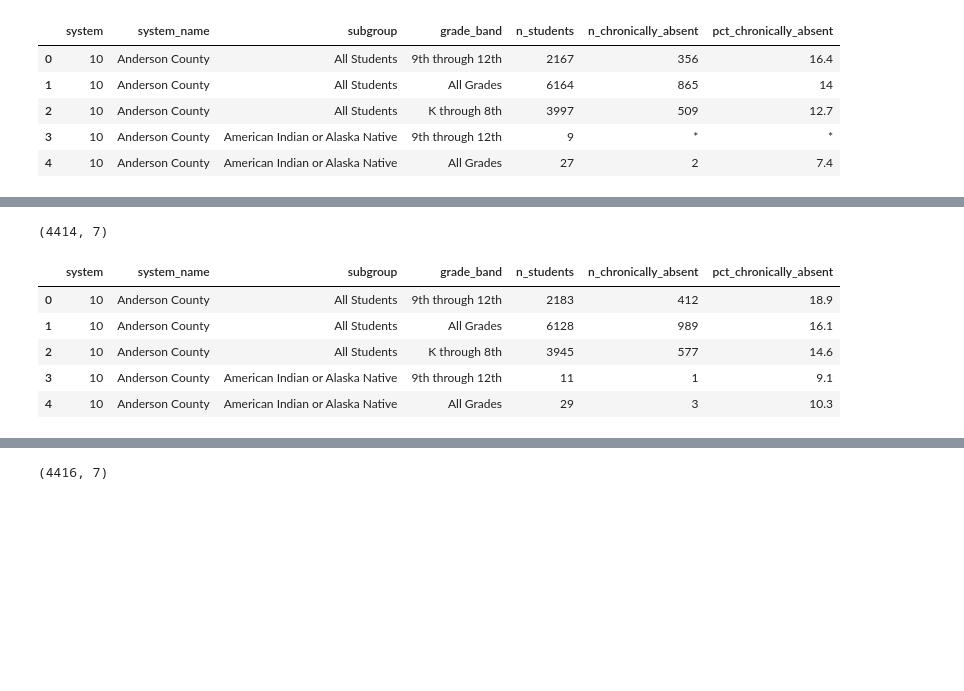
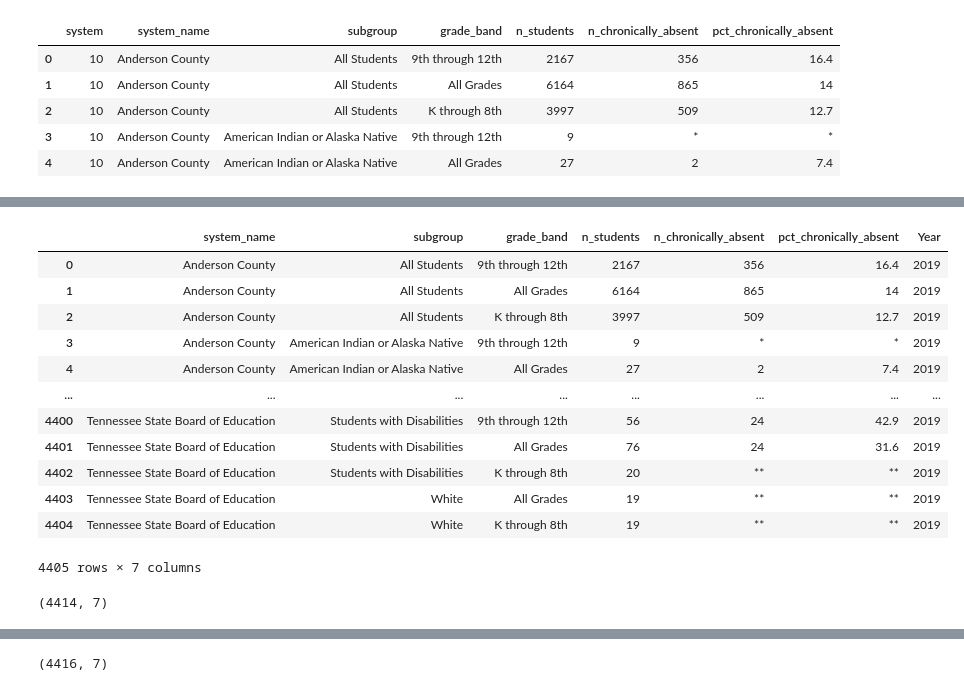
Before and after one commit to jnketiah89/FINALCAPSTONE, a Jupyter notebook: notebook/EDA_chronic_absenteeism.ipynb, the cells around one changed output, grey strips where cells are left out. Cells and saved outputs as stored; diff of their text form; code cells hidden in the pictures; blank space fills up the shorter version.

```diff
--- a/notebook/EDA_chronic_absenteeism.ipynb
+++ b/notebook/EDA_chronic_absenteeism.ipynb
@@ -55,3 +57,5 @@ absenteeism2018_2019.head()
 | 2 | 10 | Anderson County | All Students | K through 8th | 3997 | 509 | 12.7 |
 | 3 | 10 | Anderson County | American Indian or Alaska Native | 9th through 12th | 9 | * | * |
 | 4 | 10 | Anderson County | American Indian or Alaska Native | All Grades | 27 | 2 | 7.4 |
+# %%
+absenteeism2018_2019['Year'] = 2019
@@ -58,15 +71,22 @@ absenteeism2018_2019.head()
+# %%
+absenteeism2018_2019.drop(['system'], axis=1)
+# %% [output]
+|  | system_name | subgroup | grade_band | n_students | n_chronically_absent | pct_chronically_absent | Year |
+| 0 | Anderson County | All Students | 9th through 12th | 2167 | 356 | 16.4 | 2019 |
+| 1 | Anderson County | All Students | All Grades | 6164 | 865 | 14 | 2019 |
+| 2 | Anderson County | All Students | K through 8th | 3997 | 509 | 12.7 | 2019 |
+| 3 | Anderson County | American Indian or Alaska Native | 9th through 12th | 9 | * | * | 2019 |
+| 4 | Anderson County | American Indian or Alaska Native | All Grades | 27 | 2 | 7.4 | 2019 |
+| ... | ... | ... | ... | ... | ... | ... | ... |
+| 4400 | Tennessee State Board of Education | Students with Disabilities | 9th through 12th | 56 | 24 | 42.9 | 2019 |
+| 4401 | Tennessee State Board of Education | Students with Disabilities | All Grades | 76 | 24 | 31.6 | 2019 |
+| 4402 | Tennessee State Board of Education | Students with Disabilities | K through 8th | 20 | ** | ** | 2019 |
+| 4403 | Tennessee State Board of Education | White | All Grades | 19 | ** | ** | 2019 |
+| 4404 | Tennessee State Board of Education | White | K through 8th | 19 | ** | ** | 2019 |
+4405 rows × 7 columns
 # %%
 absenteeism2019_2020 = pd.read_excel(r'C:\Users\jasmi\Documents\nss\da8\projects\FINALCAPSTONE\data\district_chronic_absenteeism_2019-2020.xlsx')
 # %%
 absenteeism2019_2020.shape
 # %% [output]
 (4414, 7)
-# %%
-absenteeism2019_2020.head()
-# %% [output]
-|  | system | system_name | subgroup | grade_band | n_students | n_chronically_absent | pct_chronically_absent |
-| 0 | 10 | Anderson County | All Students | 9th through 12th | 2183 | 412 | 18.9 |
-| 1 | 10 | Anderson County | All Students | All Grades | 6128 | 989 | 16.1 |
-| 2 | 10 | Anderson County | All Students | K through 8th | 3945 | 577 | 14.6 |
-| 3 | 10 | Anderson County | American Indian or Alaska Native | 9th through 12th | 11 | 1 | 9.1 |
-| 4 | 10 | Anderson County | American Indian or Alaska Native | All Grades | 29 | 3 | 10.3 |
```
Also changed, not shown: parts of 22 cells of this notebook.
